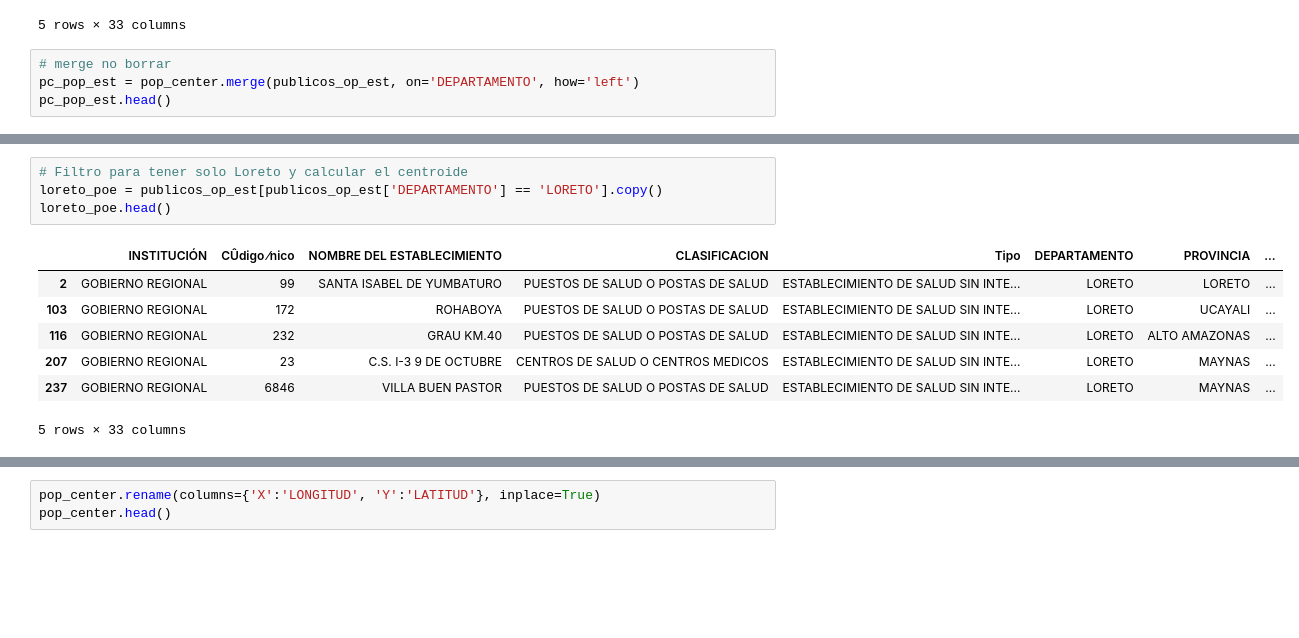
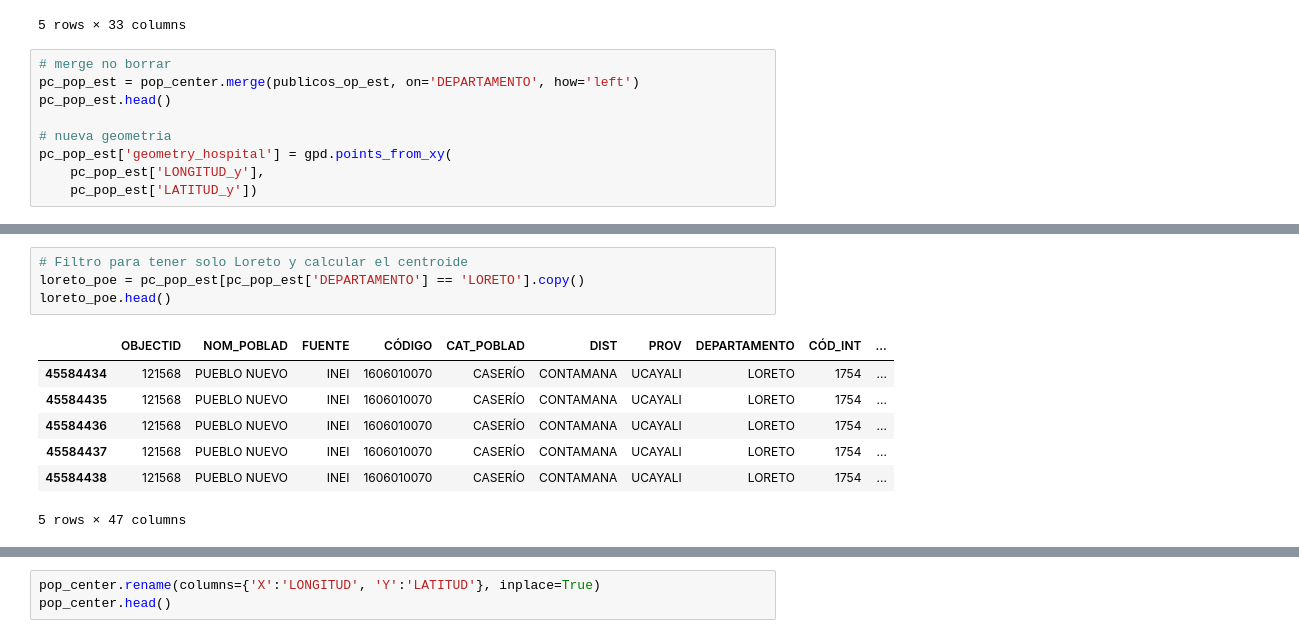
Before and after one commit to wiricardo/Hospitals-Access-Peru, a Jupyter notebook: code/static_maps.ipynb, the cells around one changed output, grey strips where cells are left out. Cells and saved outputs as stored; diff of their text form; blank space fills up the shorter version.

```diff
--- a/code/static_maps.ipynb
+++ b/code/static_maps.ipynb
@@ -317,3 +317,8 @@ publicos_op_est.head()
 # merge no borrar
 pc_pop_est = pop_center.merge(publicos_op_est, on='DEPARTAMENTO', how='left')
 pc_pop_est.head()
+
+# nueva geometria
+pc_pop_est['geometry_hospital'] = gpd.points_from_xy(
+    pc_pop_est['LONGITUD_y'],
+    pc_pop_est['LATITUD_y'])
@@ -328,14 +341,14 @@ pc_pop_est.head()
 # %%
 # Filtro para tener solo Loreto y calcular el centroide
-loreto_poe = publicos_op_est[publicos_op_est['DEPARTAMENTO'] == 'LORETO'].copy()
+loreto_poe = pc_pop_est[pc_pop_est['DEPARTAMENTO'] == 'LORETO'].copy()
 loreto_poe.head()
 # %% [output]
-|  | INSTITUCIÓN | CÛdigo ⁄nico | NOMBRE DEL ESTABLECIMIENTO | CLASIFICACION | Tipo | DEPARTAMENTO | PROVINCIA | ... |
-| 2 | GOBIERNO REGIONAL | 99 | SANTA ISABEL DE YUMBATURO | PUESTOS DE SALUD O POSTAS DE SALUD | ESTABLECIMIENTO DE SALUD SIN INTE... | LORETO | LORETO | ... |
-| 103 | GOBIERNO REGIONAL | 172 | ROHABOYA | PUESTOS DE SALUD O POSTAS DE SALUD | ESTABLECIMIENTO DE SALUD SIN INTE... | LORETO | UCAYALI | ... |
-| 116 | GOBIERNO REGIONAL | 232 | GRAU KM.40 | PUESTOS DE SALUD O POSTAS DE SALUD | ESTABLECIMIENTO DE SALUD SIN INTE... | LORETO | ALTO AMAZONAS | ... |
-| 207 | GOBIERNO REGIONAL | 23 | C.S. I-3 9 DE OCTUBRE | CENTROS DE SALUD O CENTROS MEDICOS | ESTABLECIMIENTO DE SALUD SIN INTE... | LORETO | MAYNAS | ... |
-| 237 | GOBIERNO REGIONAL | 6846 | VILLA BUEN PASTOR | PUESTOS DE SALUD O POSTAS DE SALUD | ESTABLECIMIENTO DE SALUD SIN INTE... | LORETO | MAYNAS | ... |
+|  | OBJECTID | NOM_POBLAD | FUENTE | CÓDIGO | CAT_POBLAD | DIST | PROV | DEPARTAMENTO | CÓD_INT | ... |
+| 45584434 | 121568 | PUEBLO NUEVO | INEI | 1606010070 | CASERÍO | CONTAMANA | UCAYALI | LORETO | 1754 | ... |
+| 45584435 | 121568 | PUEBLO NUEVO | INEI | 1606010070 | CASERÍO | CONTAMANA | UCAYALI | LORETO | 1754 | ... |
+| 45584436 | 121568 | PUEBLO NUEVO | INEI | 1606010070 | CASERÍO | CONTAMANA | UCAYALI | LORETO | 1754 | ... |
+| 45584437 | 121568 | PUEBLO NUEVO | INEI | 1606010070 | CASERÍO | CONTAMANA | UCAYALI | LORETO | 1754 | ... |
+| 45584438 | 121568 | PUEBLO NUEVO | INEI | 1606010070 | CASERÍO | CONTAMANA | UCAYALI | LORETO | 1754 | ... |
-5 rows × 33 columns
+5 rows × 47 columns
 # %%
 # Filtro para tener solo Lima y calcular el centroide
```
Also changed, not shown: parts of 3 cells of this notebook.
